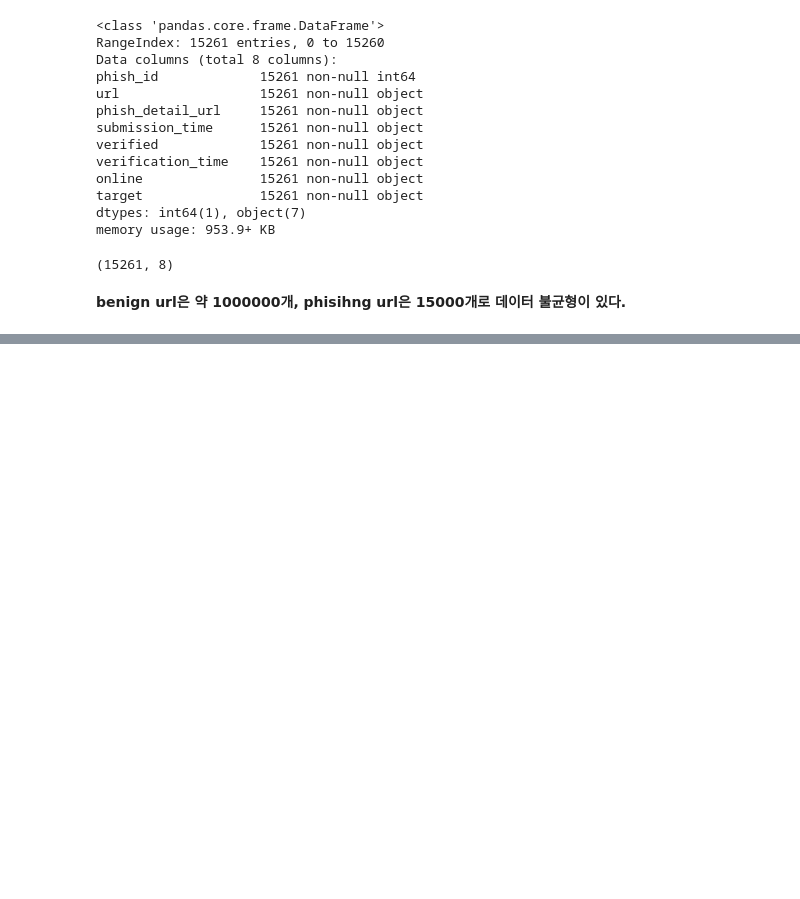
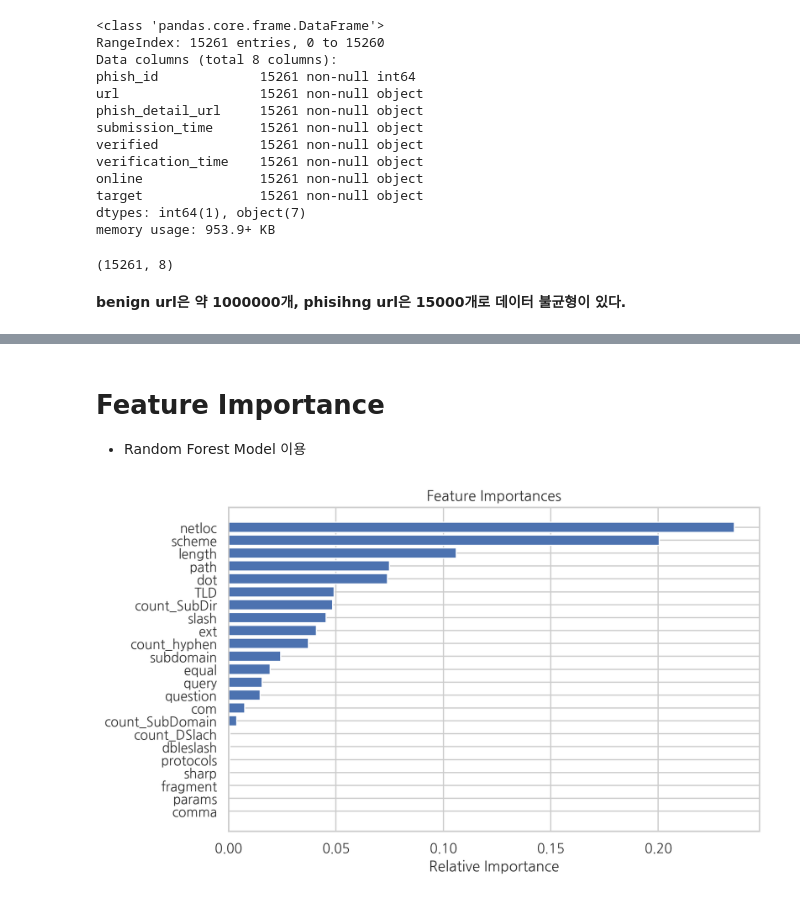
Before and after one commit to cloudfast-bit/phishing-url-classification, a Jupyter notebook: EDA_js.ipynb, the cells around one changed output, grey strips where cells are left out. Saved outputs shown, nothing was run; the diff lists cells and outputs as text; code cells hidden in the pictures; blank space fills up the shorter version.

```diff
--- a/EDA_js.ipynb
+++ b/EDA_js.ipynb
@@ -234,0 +149,17 @@ df_0
+# %%
+df['length'] = df.url.str.len()
+df['sharp'] = (df.url.str.count('#'))
+df['equal'] = (df.url.str.count('='))
+df['slash'] = ((df.url.str.count('/')) - 2)
+df['dbleslash'] = (df.url.str.count('//')) - 1
+df['question'] = (df.url.str.count('\?'))
+df['com'] = (df.url.str.count('.com'))
+df['dot'] = (df.url.str.count('\.'))
+df['protocols'] = (df.url.str.count('https://') + df.url.str.count('http://'))
+df['comma'] = (df.url.str.count('\,'))
+tld = df.url.str.rpartition('.')[2]
+tld = tld.str.replace('\/','')
+subdomain = df.url.str.rpartition('.')[0]
+subdomain = subdomain.str.rpartition('.')[2].str.replace('http://','').replace('https://','')
+df['TLD'] = pd.DataFrame(tld.tolist(), index=df.index)
+df['subdomain'] = pd.DataFrame(subdomain.tolist(), index=df.index)
@@ -234,0 +242,31 @@ df_0
+# %% [markdown]
+# Feature Importance
+- Random Forest Model 이용
+# %%
+categorical = ['TLD', 'subdomain', 'ext', 'scheme', 'netloc', 'path', 'params', 'query', 'fragment']
+for f in categorical:
+        lbl = preprocessing.LabelEncoder()
+        lbl.fit(df[f])
+        df[f] = lbl.transform(df[f])
+# %%
+X = df[['length', 'sharp', 'equal', 'slash', 'dbleslash', 'question', 'com',\
+        'dot', 'protocols', 'comma', 'count_hyphen', 'count_DSlach', 'count_SubDir',\
+        'count_SubDomain','TLD', 'subdomain', 'ext', 'scheme', 'netloc', 'path', 'params', 'query', 'fragment'
+       ]]
+y = df['label']
+
+model = RandomForestClassifier(max_depth=10, n_estimators=100, random_state=0).fit(X,y)
+# %%
+feature_names = ['length', 'sharp', 'equal', 'slash', 'dbleslash', 'question', 'com',\
+                 'dot', 'protocols', 'comma', 'count_hyphen', 'count_DSlach', 'count_SubDir',\
+                 'count_SubDomain','TLD', 'subdomain', 'ext', 'scheme', 'netloc', 'path', 'params', 'query', 'fragment']
+importances = model.feature_importances_
+indices = np.argsort(importances)
+
+plt.title('Feature Importances')
+plt.barh(range(len(indices)), importances[indices], color='b', align='center')
+plt.yticks(range(len(indices)), [feature_names[i] for i in indices])
+plt.xlabel('Relative Importance')
+plt.show()
+# %% [output]
+[figure, added]
```
Also changed, not shown: parts of 20 cells of this notebook.
